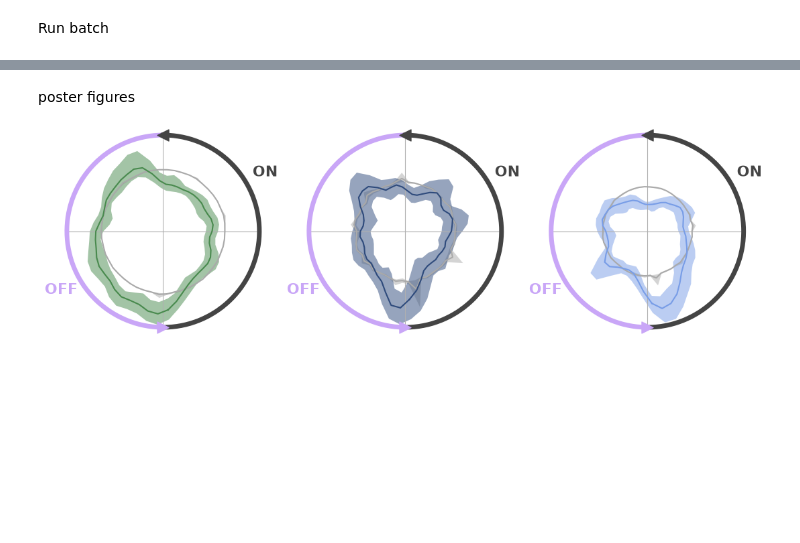
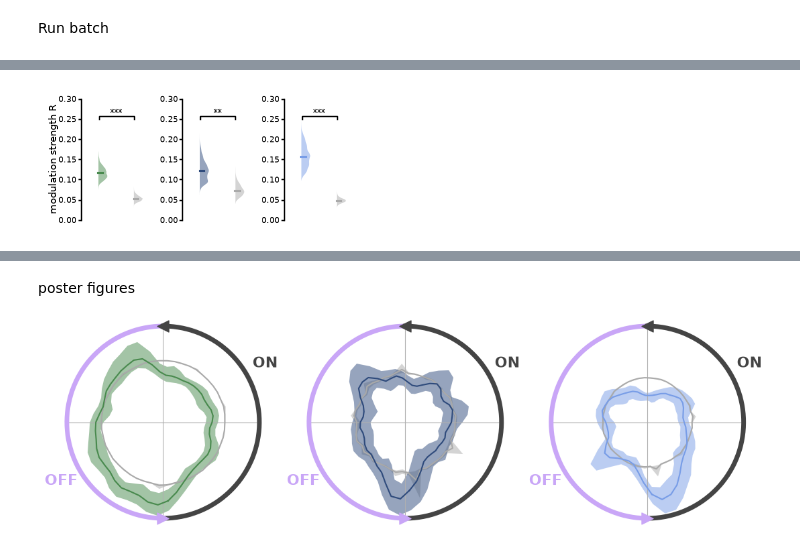
Before and after one commit to pietro-bozzo/NRCode, a Jupyter notebook: Python/Final/HpcPfcEntrainment.ipynb, the cells around one changed output, grey strips where cells are left out. Drawn from its saved outputs; the diff is of its cells as text; code cells hidden in the pictures; blank space fills up the shorter version.

```diff
--- a/Python/Final/HpcPfcEntrainment.ipynb
+++ b/Python/Final/HpcPfcEntrainment.ipynb
@@ -169,0 +179,18 @@ p_val = {e: fma.analysis.maxStatisticTest(kuramoto_cat.sel(ev=e,val='R',shuf=Fal
+# %%
+# P(coupling) ISA vs nISA
+fig, ax = fma.plotting.makeFigure(n=(1,3),size=(8,3.5))
+ylim = ((0,0.25), (0,0.25), (0,0.25))
+for i, e in enumerate(kuramoto_cat.ev.values):
+    tc = kuramoto_cat.sel(ev=e,val='R')
+    # show bootstrap
+    b, _ , _ = fma.statistics.hierarchicalBootstrap(tc.sel(shuf=False), tc.rat, tc.isel(shuf=100), tc.rat, depth=2, paired=1)
+    fma.plotting.boxPlot(b[:,0,0:2], mode='violin', color=isau.paperColors((e,'shuffle')), ax=ax[i])
+    # stats
+    tc = tc.sel(shuf=False) - tc.isel(shuf=100)
+    _, p , _ = fma.statistics.hierarchicalBootstrap(tc, tc.rat, depth=2)
+    ax[i].set(xlim=(-0.5,1.5), xticks=[], ylim=ylim[i])
+    fma.plotting.pBar([0,1,p[0]], x=range(2), dy=1, ax=ax[i])
+ax[0].set(ylabel='modulation strength R')
+do_save and fma.plotting.saveFigure(fig,froot / 'R',['png','svg'])
+# %% [output]
+[figure, added]
```
Also changed, not shown: parts of 18 cells of this notebook, 14 other files.
